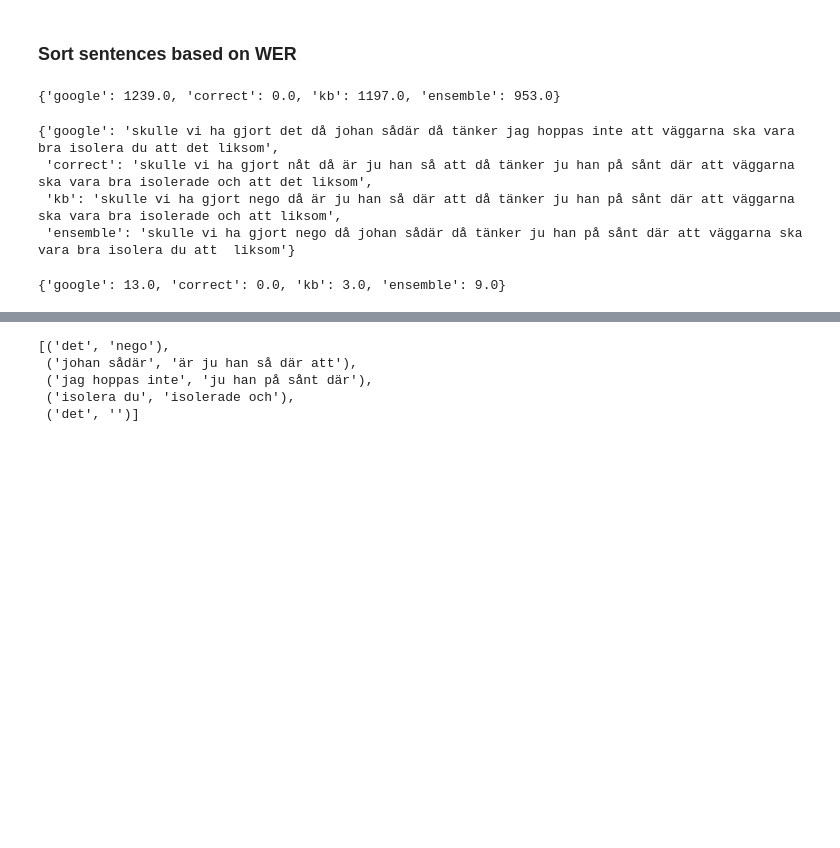
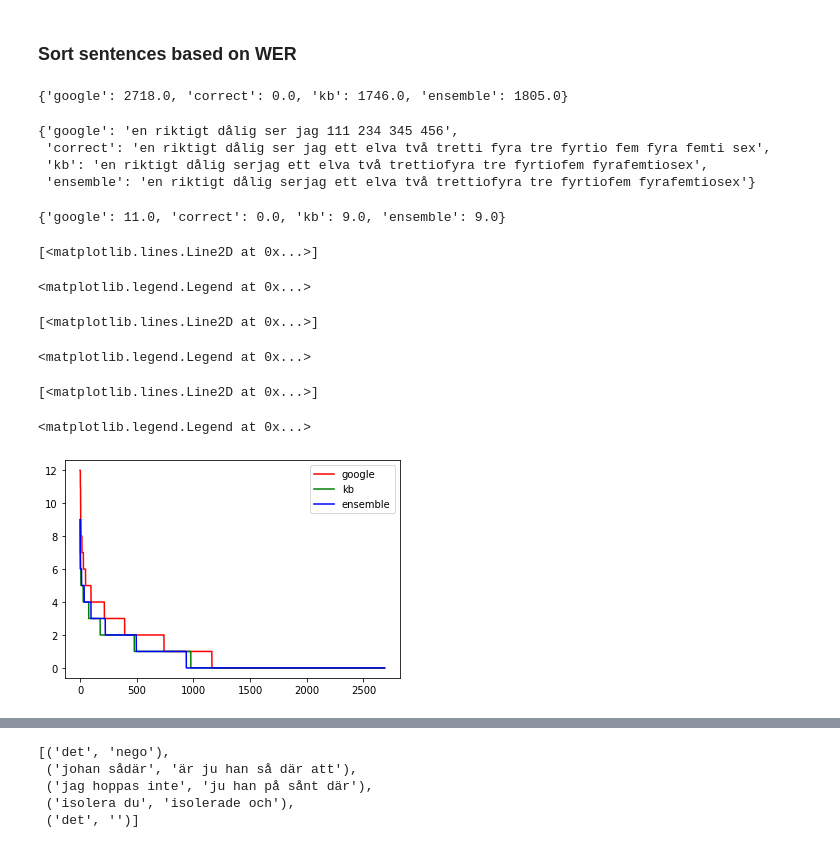
Before and after one commit to NickSmyr/KBAsr, a Jupyter notebook: z_speaker_experiments.ipynb, the cells around one changed output, grey strips where cells are left out. Drawn from its saved outputs; the diff is of its cells as text; code cells hidden in the pictures; blank space fills up the shorter version.

```diff
--- a/z_speaker_experiments.ipynb
+++ b/z_speaker_experiments.ipynb
@@ -203,4 +252,4 @@ speaker_dirs = [ os.path.join(curr_speech_dir, x) for x in os.listdir(curr_speec
 # %%
-bunches = get_bunches("transcriptions", speechType=speech_type)
+bunches = get_bunches("transcriptions", speechType="maggan_dialogue")
 # %% [output]
 ====Loading data====
@@ -688,6 +746,9 @@ set(phonemizer(["ja" for x in range(10000)], "se"))
 # %%
 def bunch_normalized_wer(bunch, model):
     return wer(bunch["correct"], bunch[model]) * len(bunch["correct"].split())
+
+def metric(x):
+    return bunch_normalized_wer(x,"google")
 
 bunch_list = [{k: bunches[k][i] for k in bunches} for i in range(len([x for x in bunches.values()][0]))]
 
@@ -695,24 +756,48 @@ bunch_list = [{k: bunches[k][i] for k in bunches} for i in range(len([x for x in
 for bunch in bunch_list:
     bunch["ensemble"] = get_ensemble_output(bunch, None, 0.6, use_phonemizer=False)
 
-sorted_bunch_list = sorted(bunch_list, key=lambda x : bunch_normalized_wer(x,"ensemble"))
+sorted_bunch_list = sorted(bunch_list, key=lambda x : metric(x))
 sorted_bunch_list.reverse()
 # %%
 wer_sums =  { k : sum(bunch_normalized_wer(x,k) for x in bunch_list) for k in bunch_list[0]}
 # %%
 wer_sums
 # %% [output]
-{'google': 1239.0, 'correct': 0.0, 'kb': 1197.0, 'ensemble': 953.0}
+{'google': 2718.0, 'correct': 0.0, 'kb': 1746.0, 'ensemble': 1805.0}
 # %%
-cbunch = sorted_bunch_list[6]
-
+cbunch = sorted_bunch_list[2]
 cbunch
-
 curr_wers = {k : bunch_normalized_wer(cbunch,k) for k,v in cbunch.items()}
 curr_wers
 # %% [output]
-{'google': 'skulle vi ha gjort det då johan sådär då tänker jag hoppas inte att väggarna ska vara bra isolera du att det liksom',
- 'correct': 'skulle vi ha gjort nåt då är ju han så att då tänker ju han på sånt där att väggarna ska vara bra isolerade och att det liksom',
- 'kb': 'skulle vi ha gjort nego då är ju han så där att då tänker ju han på sånt där att väggarna ska vara bra isolerade och att liksom',
- 'ensemble': 'skulle vi ha gjort nego då johan sådär då tänker ju han på sånt där att väggarna ska vara bra isolera du att  liksom'}
+{'google': 'en riktigt dålig ser jag 111 234 345 456',
+ 'correct': 'en riktigt dålig ser jag ett elva två tretti fyra tre fyrtio fem fyra femti sex',
+ 'kb': 'en riktigt dålig serjag ett elva två trettiofyra tre fyrtiofem fyrafemtiosex',
+ 'ensemble': 'en riktigt dålig serjag ett elva två trettiofyra tre fyrtiofem fyrafemtiosex'}
-{'google': 13.0, 'correct': 0.0, 'kb': 3.0, 'ensemble': 9.0}
+{'google': 11.0, 'correct': 0.0, 'kb': 9.0, 'ensemble': 9.0}
+# %%
+ls = []
+models = ["google", "kb", "ensemble"]
+for model in models:
+    l = []
+    sorted_bunch_list = sorted(bunch_list, key=lambda x : bunch_normalized_wer(x,model))
+    sorted_bunch_list.reverse()
+    for x in sorted_bunch_list:
+        curr_wers = {k : bunch_normalized_wer(x,k) for k,v in x.items()}
+        l.append(curr_wers[model])
+    ls.append(l)
+
+labels = models
+colors = "rgb"
+
+for i, l in enumerate(ls):
+    plt.plot(l, colors[i], label=labels[i])
+    plt.legend()
+# %% [output]
+[<matplotlib.lines.Line2D at 0x...>]
+<matplotlib.legend.Legend at 0x...>
+[<matplotlib.lines.Line2D at 0x...>]
+<matplotlib.legend.Legend at 0x...>
+[<matplotlib.lines.Line2D at 0x...>]
+<matplotlib.legend.Legend at 0x...>
+[figure, added]
```
Also changed, not shown: parts of 34 cells of this notebook, 3 other files.
